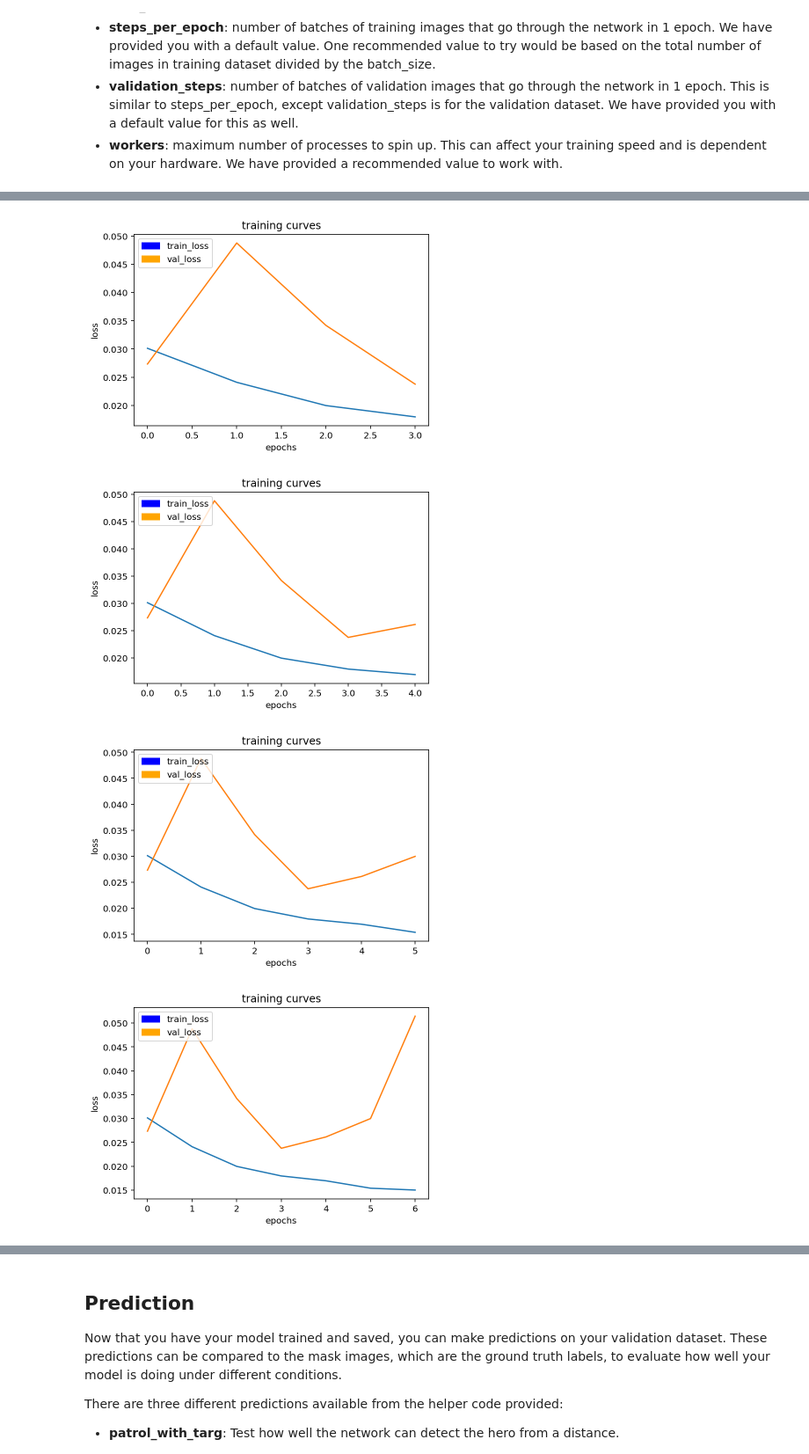
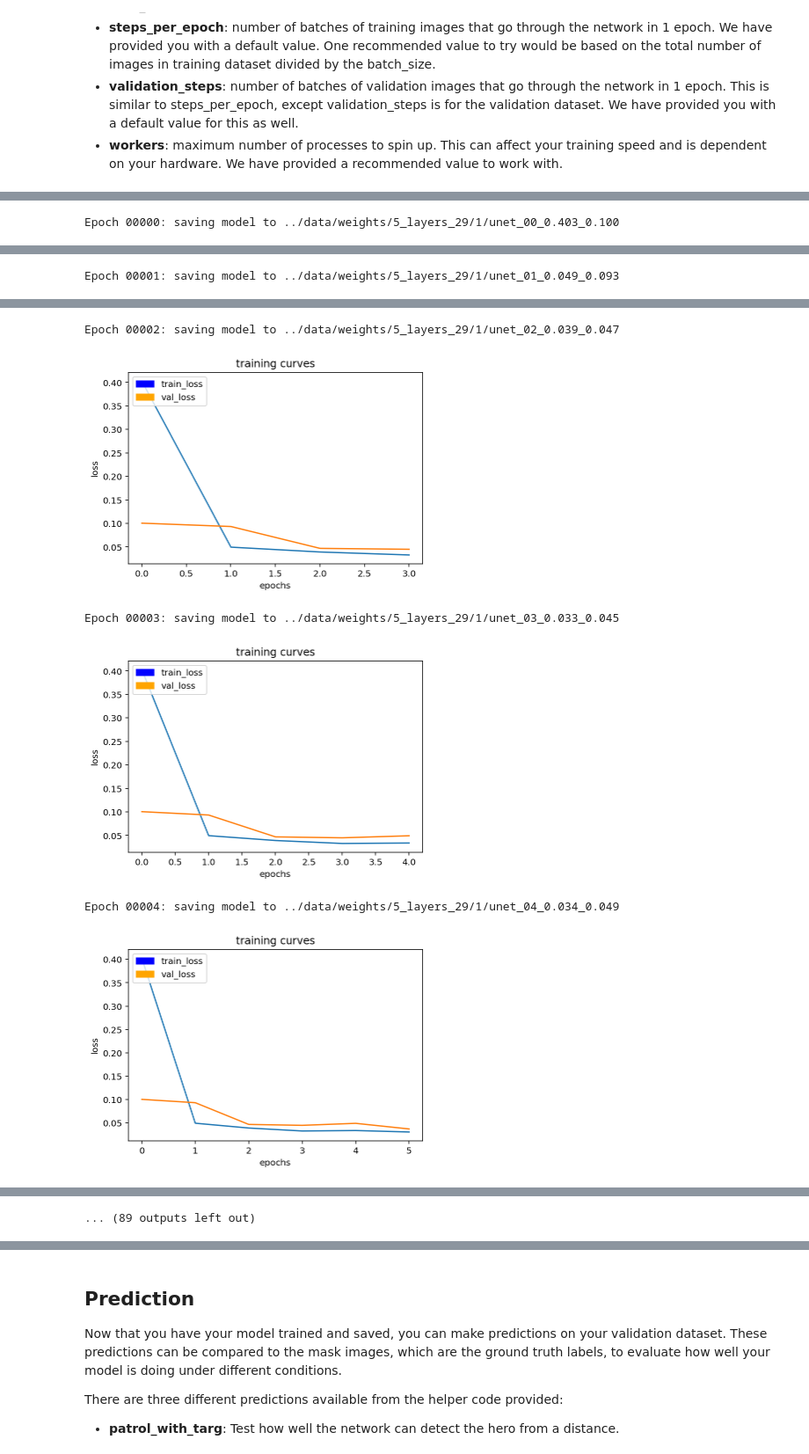
Before and after one commit to hskang9/RoboND-DeepLearning-Project, a Jupyter notebook: code/model_training.ipynb, the cells around one changed output, grey strips where cells are left out. Shown at 88% size. Cells and saved outputs as stored; diff of their text form; code cells hidden in the pictures.

```diff
--- a/code/model_training.ipynb
+++ b/code/model_training.ipynb
@@ -65,7 +64,7 @@ def separable_conv2d_batchnorm(input_layer, filters, strides=1):
     return output_layer
 
 def conv2d_batchnorm(input_layer, filters, kernel_size=3, strides=1):
-    output_layer = layers.Conv2D(filters=filters, kernel_size=kernel_size, strides=1,
+    output_layer = layers.Conv2D(filters=filters, kernel_size=kernel_size, strides=strides,
                       padding='same', activation='relu')(input_layer)
 
     output_layer = layers.BatchNormalization()(output_layer)
@@ -127,27 +136,36 @@ def fcn_model(inputs, num_classes):
     # TODO Add Encoder Blocks.
     # Remember that with each encoder layer, the depth of your model (the number of filters) increases.
     print("Inputs : ", inputs.shape)
-    l1 = encoder_block(inputs, filters=16, strides=2)
+
+#     l0 = SeparableConv2DKeras(filters=8,kernel_size=3, strides=1,
+#                              padding='same', activation='relu')(inputs)
+
+#     print("L0 : ", l0.shape)
+    l1 = encoder_block(inputs, filters=8, strides=2)
     print("L1 : ", l1.shape)
-    l2 = encoder_block(l1, filters=32, strides=2)
+    l2 = encoder_block(l1, filters=16, strides=2)
     print("L2 : ", l2.shape)
-    l3 = encoder_block(l2, filters=64, strides=2)
+    l3 = encoder_block(l2, filters=32, strides=2)
     print("L3 : ", l3.shape)
-    l3_2 = encoder_block(l3, filters=128, strides=2)
+    l3_2 = encoder_block(l3, filters=64, strides=2)
     print("L3_2 : ", l3_2.shape)
+    l3_3 = encoder_block(l3_2, filters=128, strides=2)
+    print("L3_3 : ", l3_3.shape)
 
     # TODO Add 1x1 Convolution layer using conv2d_batchnorm().
-    l4 = conv2d_batchnorm(l3_2, filters=256, kernel_size=1)
+    l4 = conv2d_batchnorm(l3_3, filters=256, kernel_size=1)
     print("L4 : ", l4.shape)
 
     # TODO: Add the same number of Decoder Blocks as the number of Encoder Blocks
-    l5_2 = decoder_block(l4, l3, filters=128)
+    l5_3 = decoder_block(l4, l3_2, filters=128)
+    print("L5_3 : ", l5_3.shape)
+    l5_2 = decoder_block(l5_3, l3, filters=64)
     print("L5_2 : ", l5_2.shape)
-    l5 = decoder_block(l5_2, l2, filters=64)
+    l5 = decoder_block(l5_2, l2, filters=32)
     print("L5 : ", l5.shape)
-    l6 = decoder_block(l5, l1, filters=32)
+    l6 = decoder_block(l5, l1, filters=16)
     print("L6 : ", l6.shape)
-    l7 = decoder_block(l6, inputs, filters=16)
+    l7 = decoder_block(l6, inputs, filters=8)
     print("L7 : ", l7.shape)
 
     # The function returns the output layer of your model. "x" is the final layer obtained from the last decoder_block()
@@ -166,7 +184,7 @@ Please Note: For this project, the helper code in `data_iterator.py` will resize
 DON'T MODIFY ANYTHING IN THIS CELL THAT IS BELOW THIS LINE
 """
 
-image_hw = 160
+image_hw = 256
 image_shape = (image_hw, image_hw, 3)
 inputs = layers.Input(image_shape)
 num_classes = 3
@@ -195,11 +215,11 @@ Define and tune your hyperparameters.
 - **validation_steps**: number of batches of validation images that go through the network in 1 epoch. This is similar to steps_per_epoch, except validation_steps is for the validation dataset. We have provided you with a default value for this as well.
 - **workers**: maximum number of processes to spin up. This can affect your training speed and is dependent on your hardware. We have provided a recommended value to work with.
 # %%
-learning_rate = 0.0001
+learning_rate = 0.001
 batch_size = 32
-num_epochs = 10
-steps_per_epoch = 500
-validation_steps = 10
+num_epochs = 50
+steps_per_epoch = 250
+validation_steps = 100
 workers = 2
 # %%
 # Define the Keras model and compile it for training
@@ -225,8 +267,8 @@ val_iter = data_iterator.BatchIteratorSimple(batch_size=batch_size,
 
 logger_cb = plotting_tools.LoggerPlotter()
 callbacks = [logger_cb]
-# callbacks.append(ModelCheckpoint(filepath='../data/weights/unet_128.best_weights.hdf5',
-#                              monitor = 'val_loss', verbose=2, save_best_only=True))
+callbacks.append(ModelCheckpoint(filepath='../data/weights/5_layers_29/1/unet_{epoch:02d}_{loss:.3f}_{val_loss:.3f}',
+                             monitor = 'val_loss', verbose=1, save_best_only=False, save_weights_only=True))
 # callbacks.append(CSVLogger('../data/logs/unet_128_history.csv'))
 # callbacks.append(EarlyStopping(monitor='val_loss', patience=8, verbose=1, min_delta=1e-4))
 # callbacks.append(ReduceLROnPlateau(monitor='val_loss', factor=0.1, patience=4, verbose=1, epsilon=1e-4))
@@ -244,0 +287 @@ history = model.fit_generator(train_iter,
+Epoch 00000: saving model to ../data/weights/5_layers_29/1/unet_00_0.403_0.100
@@ -245,0 +289 @@ history = model.fit_generator(train_iter,
+Epoch 00001: saving model to ../data/weights/5_layers_29/1/unet_01_0.049_0.093
@@ -247,4 +291,6 @@ history = model.fit_generator(train_iter,
+Epoch 00002: saving model to ../data/weights/5_layers_29/1/unet_02_0.039_0.047
-[figure, old version]
+[figure, new version]
+Epoch 00003: saving model to ../data/weights/5_layers_29/1/unet_03_0.033_0.045
-[figure, old version]
+[figure, new version]
+Epoch 00004: saving model to ../data/weights/5_layers_29/1/unet_04_0.034_0.049
-[figure, old version]
+[figure, new version]
-[figure, removed]
@@ -254 +297,2 @@ history = model.fit_generator(train_iter,
+... (89 outputs left out)
 # %%
```
Also changed, not shown: parts of 22 cells of this notebook.
